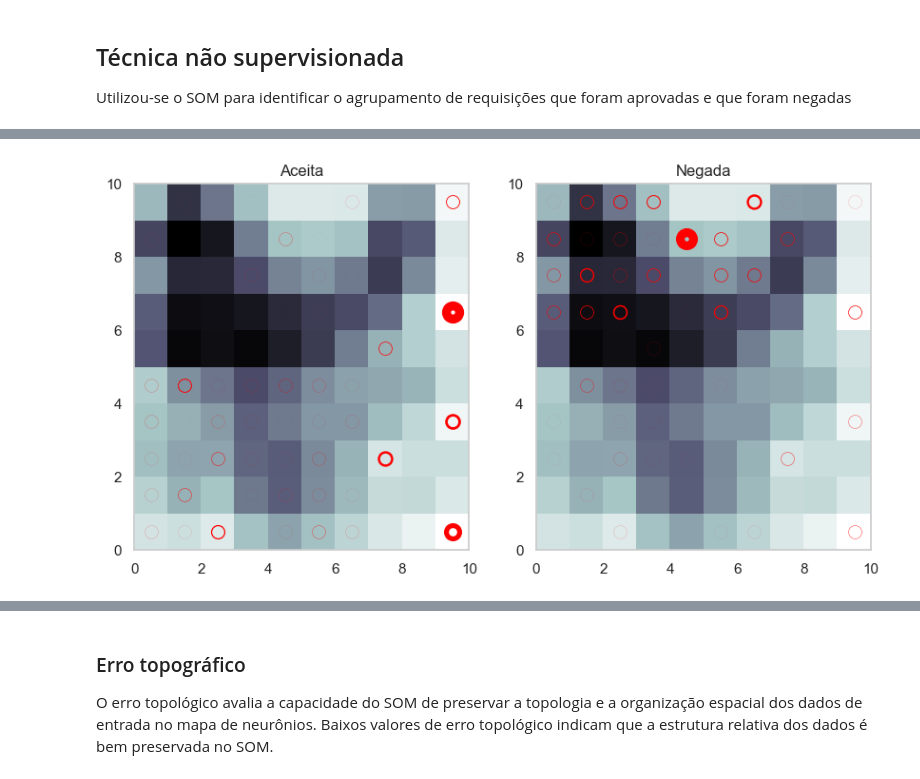
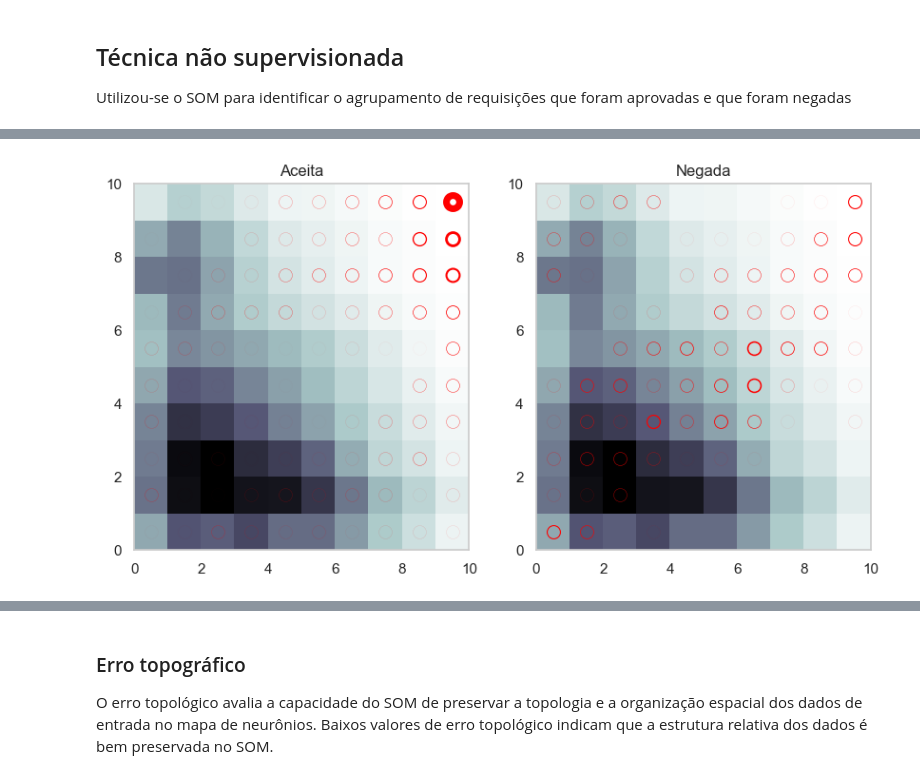
Before and after one commit to raphaelramosds/material-requests, a Jupyter notebook: Project.ipynb, the cells around one changed output, grey strips where cells are left out. Drawn from its saved outputs; the diff is of its cells as text; code cells hidden in the pictures.

```diff
--- a/Project.ipynb
+++ b/Project.ipynb
@@ -63,0 +91,3 @@ df['unidade_requisitante'] = df['unidade_requisitante'].apply(categorize_request
+# %%
+almoxarifado = df['almoxarifado'].value_counts()
+almoxarifado
@@ -63,0 +110,3 @@ df['unidade_requisitante'] = df['unidade_requisitante'].apply(categorize_request
+# %%
+material_group = df['grupo_material'].value_counts()[:cutoff]
+material_group
@@ -166,16 +193,3 @@ plt.show()
-# %%
-def categorize_value(value):
-    if value < 1000:
-        return 0
-    elif value >= 1000 and value <= 2000:
-        return 1
-    elif value > 2000 and value < 4000:
-        return 2
-    elif value >= 4000 and value < 5000:
-        return 3
-    return 4
-
-df.loc[:,'valor'] = df['valor'].apply(categorize_value)
 # %% [markdown]
 Abaixo é possível ver quantas requisições foram negadas (status 0) e quantas foram aprovadas (status 1)
 # %%
@@ -458,3 +486,10 @@ plt.show()
 ## Técnica não supervisionada
 
 Utilizou-se o SOM para identificar o agrupamento de requisições que foram aprovadas e que foram negadas
+# %%
+from sklearn import preprocessing
+
+# Normalização dos dados
+scaled_df = pd.DataFrame(preprocessing.normalize(df), columns=df.columns)
+
+scaled_df
@@ -461,8 +510,8 @@ Utilizou-se o SOM para identificar o agrupamento de requisições que foram apro
 # %%
 from minisom import MiniSom
 
-# Extrair as features
-x = df.drop(columns = ['status','convenio'])
+# Extrair apenas as features
+x = scaled_df.drop(columns = ['status'])
 data = np.array(x, dtype=np.float64)
 
 # Inicialize a rede SOM.
@@ -476,31 +525,33 @@ som.train(data, 10000)
 
 # Crie a figura com dois subplots.
 fig, axs = plt.subplots(1, 2, figsize=(10, 5))
+
+associated_data = []
 
 # Calcular intensidade de cada neurônio vencedor
 def calc_intensity(w):
     coords, counts = np.unique(w, return_counts=True, axis=0)
     coord_x = coords[:, 0]
     coord_y = coords[:, 1]
     intensity = counts / counts.sum()
     return coord_x, coord_y, intensity
 
 for idx, label in enumerate(df['status'].drop_duplicates()):
     # Plote o mapa de distância.
     axs[idx].set_title('Aceita' if label == 0 else 'Negada')
     axs[idx].pcolor(som.distance_map().T, cmap='bone_r')
 
     # Encontre os vencedores (neurônios vencedores) para os dados com a classe label
     w = [som.winner(d) for d in data[df['status'] == label]]
 
     # Calcule as coordenadas e intensidade dos neurônios vencedores.
     x_points, y_points, intensity = calc_intensity(w)
 
     # Faça o gráfico dos pontos no subplot.
     for i in range(len(intensity)):
         axs[idx].plot(x_points[i] + 0.5, y_points[i] + 0.5, "o", markerfacecolor='None', markeredgecolor="red", markersize=10, markeredgewidth=20 * intensity[i])
 
 # Exiba a figura.
 plt.show()
 # %% [output]
-[figure, old version]
+[figure, new version]
```
Also changed, not shown: parts of 35 cells of this notebook.
